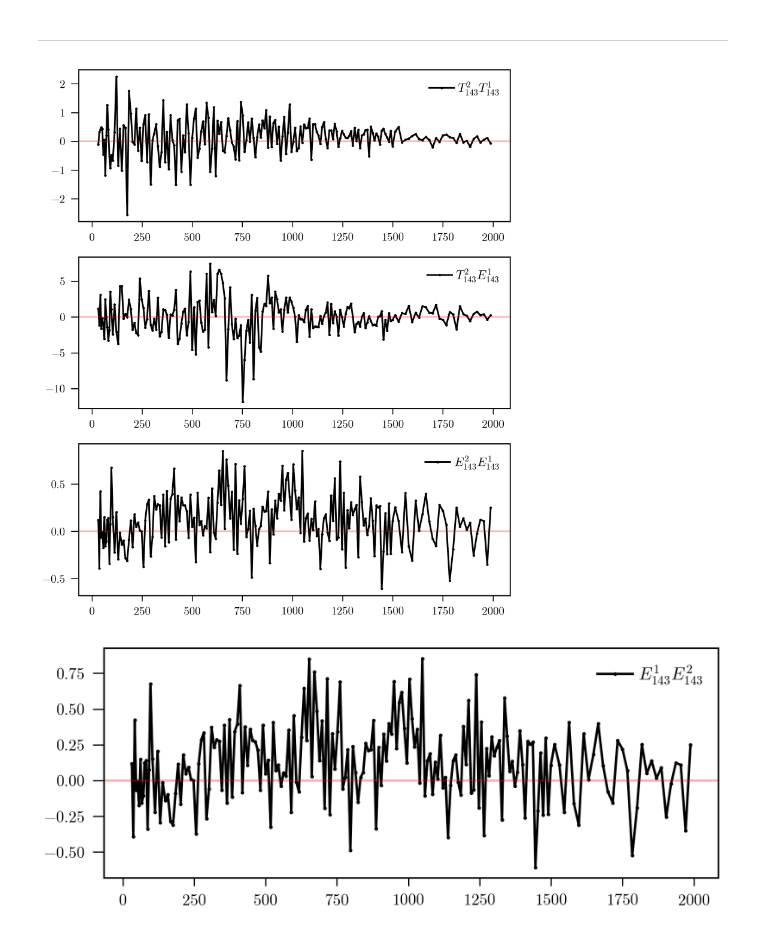
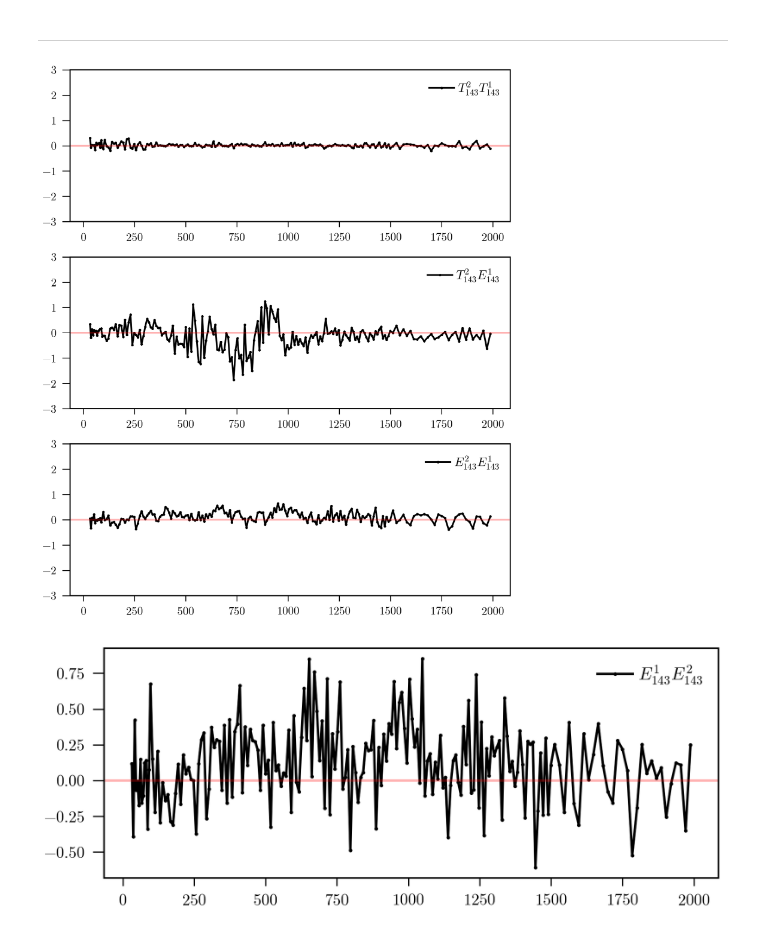
Before and after one commit to xzackli/PSpipe, a Jupyter notebook: project/Planck/BigVector.ipynb, the cells around one changed output. Saved outputs shown, nothing was run; the diff lists cells and outputs as text; code cells hidden in the pictures.

```diff
--- a/project/Planck/BigVector.ipynb
+++ b/project/Planck/BigVector.ipynb
@@ -51,26 +42,30 @@ with open('Cb.pickle', 'rb') as handle:
 # %%
 
 fig, axes = plt.subplots(3,1,figsize=(12,14))
 
 f1, f2, s1, s2 = '143', '143', '2', '1'
 
 for spec, ax in zip(['TT', 'TE', 'EE'], axes):
     lmin_,lmax_,l_ref,cl_ref,error_ref=np.loadtxt('planck_spectra/spectra_' + f'{spec}_{f1}x{f2}' + '.dat',unpack=True)
     dl_ref_fac = l_ref*(l_ref+1)/(2*np.pi)
 
-    dl = np.interp(x=l_ref, xp=ps.lb, fp=Cb[f1, f2, s1, s2][spec] * 1e12)
+    ref_filt = np.in1d(ps.lb, l_ref)
+    dl = (Cb[f1, f2, s1, s2][spec] * ps.lb * (ps.lb+1) /2 /np.pi)[ref_filt]
+    if spec == 'TE':
+        dl +=  (Cb[f1, f2, s2, s1][spec] * ps.lb * (ps.lb+1) /2 /np.pi)[ref_filt]
+        dl /= 2
     ax.plot(l_ref, (dl - (cl_ref * dl_ref_fac)) / (error_ref * dl_ref_fac),
             'k.-',
             label=( '$' + spec[0] + '_{' + f1 + '}^{' +
                    s1 + '}' + spec[1] + '_{' + f2 + '}^{' + s2 + '}$'))
     ax.axhline(0, color='red', alpha=0.3)
-#     ax.set_ylim(-3,3)
+    ax.set_ylim(-3,3)
     ax.legend()
 
 
 fig.tight_layout()
 # %% [output]
-[figure, old version]
+[figure, new version]
 # %%
 
 fig, axes = plt.subplots(1,1,figsize=(12,5))
```
Also changed, not shown: parts of 9 cells of this notebook, 2 other files.
